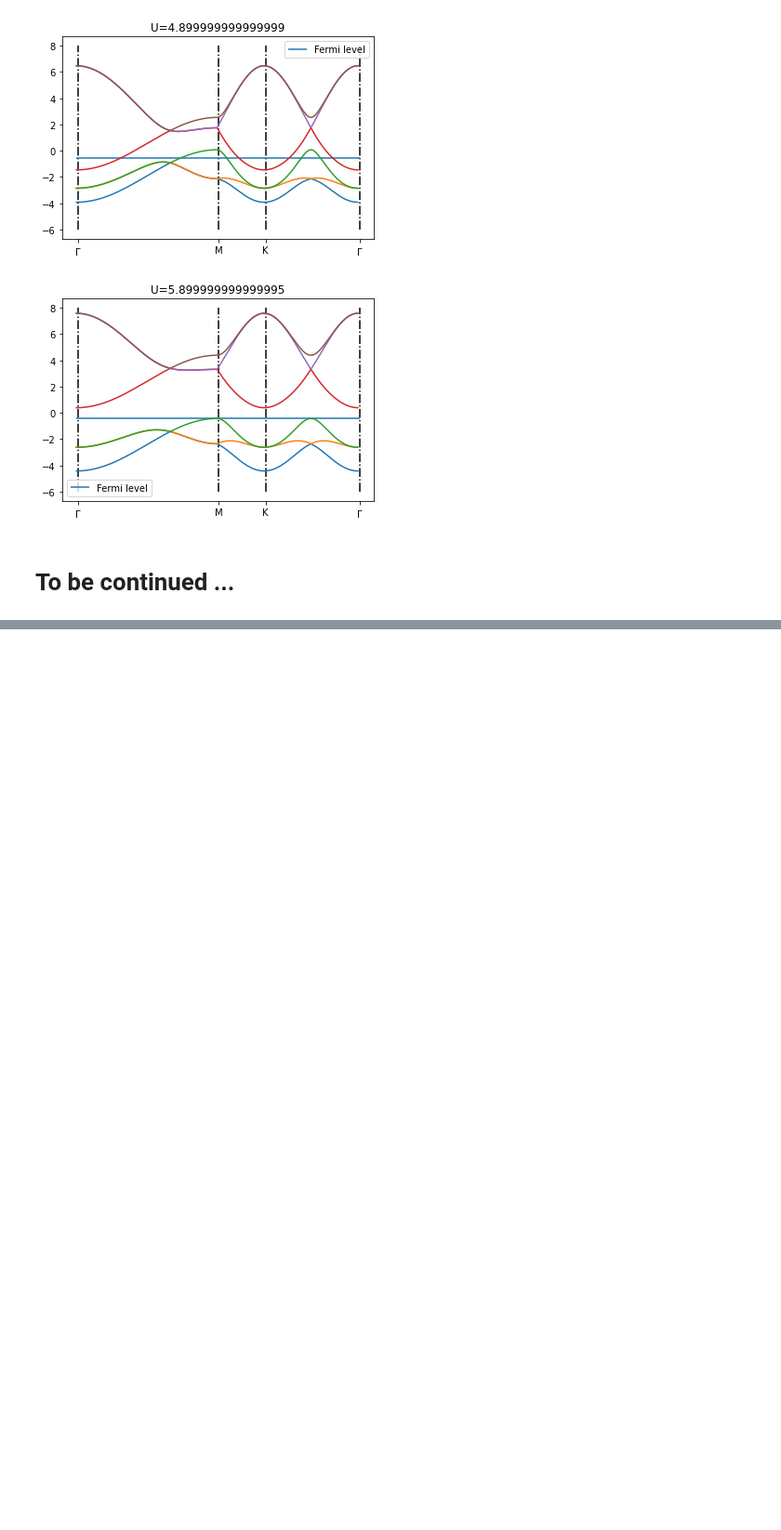
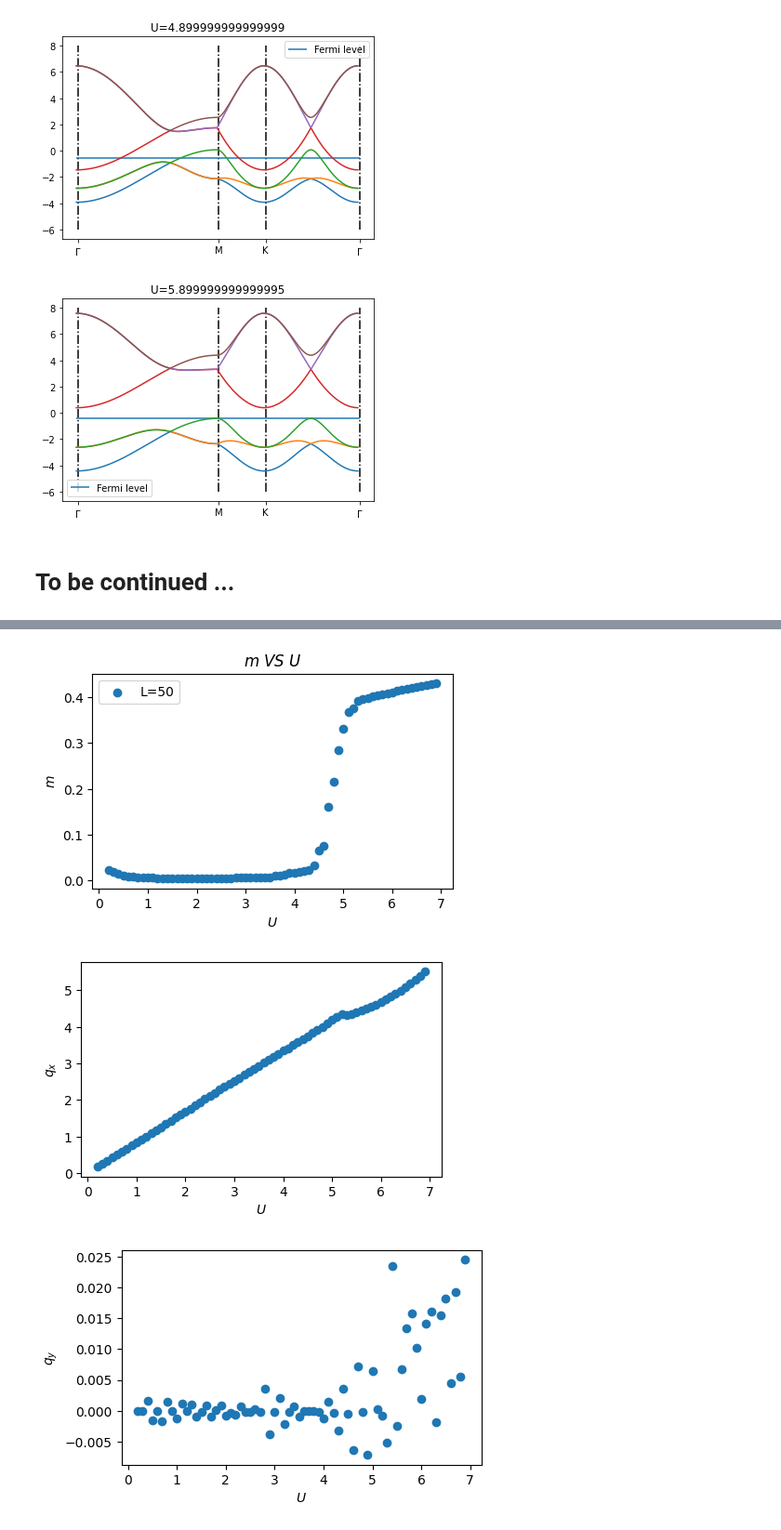
Before and after one commit to songmengh/mean-field, a Jupyter notebook: HF_Hubbard_tri_draft.ipynb, the cells around one changed output, grey strips where cells are left out. Shown at 93% size. Saved outputs shown, nothing was run; the diff lists cells and outputs as text; code cells hidden in the pictures; blank space fills up the shorter version.

```diff
--- a/HF_Hubbard_tri_draft.ipynb
+++ b/HF_Hubbard_tri_draft.ipynb
@@ -317,0 +321,5 @@ Plot_dispersion(30)
+# %%
+def getekq(e, nx, ny):
+    ekq = np.roll(e,-nx,axis=0)
+    ekq = np.roll(ekq,-ny,axis=1)
+    return ekq
@@ -317,0 +456,33 @@ Plot_dispersion(30)
+# %%
+figure_size = (5,3)
+plt.figure(figsize=figure_size)
+
+plt.scatter(Ulist,m_end[0])
+le_here=['L='+str(L) for L in Llist]+['$U_c=2.23$']
+plt.legend(le_here)
+plt.title('$m\ VS\  U$')
+plt.xlabel('$U$')
+plt.ylabel('$m$')
+plt.show()
+
+plt.figure(figsize=figure_size)
+plt.scatter(Ulist,qx_end[0])
+plt.xlabel('$U$')
+plt.ylabel("$q_x$")
+plt.show()
+
+plt.figure(figsize=figure_size)
+plt.scatter(Ulist,qy_end[0])
+plt.xlabel('$U$')
+plt.ylabel("$q_y$")
+plt.show()
+
+plt.figure(figsize=figure_size)
+plt.scatter(Ulist,gap_end[0])
+plt.xlabel('$U$')
+plt.ylabel("$gap$")
+plt.show()
+# %% [output]
+[figure, added]
+[figure, added]
+[figure, added]
```
Also changed, not shown: parts of 3 cells of this notebook.
